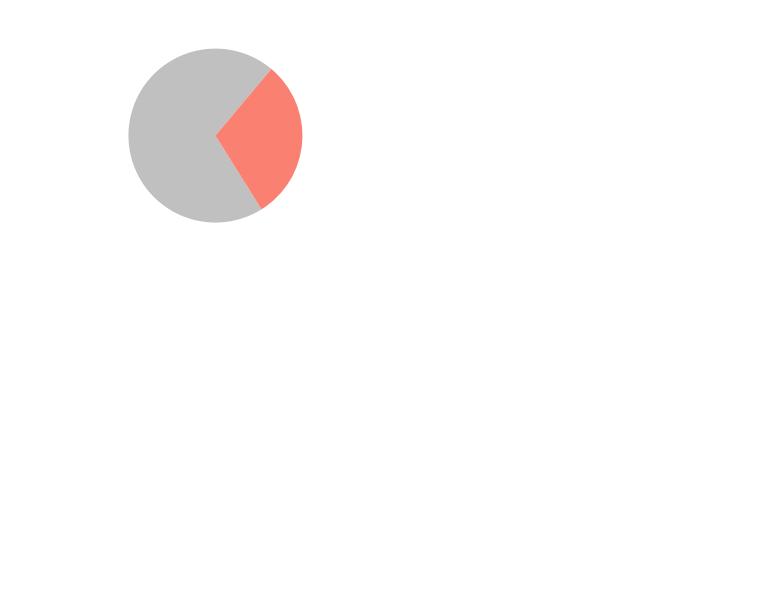
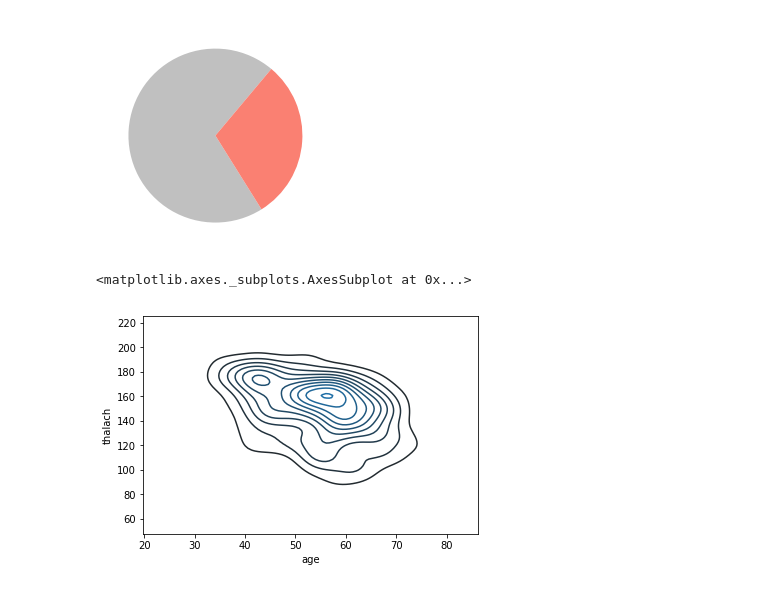
Before and after one commit to dvsun/your-own-project, a Jupyter notebook: Graphs for slides.ipynb, the cells around one changed output. Cells and saved outputs as stored; diff of their text form; code cells hidden in the pictures; blank space fills up the shorter version.

```diff
--- a/Graphs for slides.ipynb
+++ b/Graphs for slides.ipynb
@@ -28,3 +28,10 @@ plt.pie(data2.iloc[0], startangle= 50,colors= ['silver', 'salmon'])
 plt.savefig('graph3.svg', format='svg', dpi=1200)
 # %% [output]
 [figure]
+# %%
+data_54 = pd.read_csv('Data/heart.csv')
+# %%
+sns.kdeplot(data_54.age, data_54.thalach)
+# %% [output]
+<matplotlib.axes._subplots.AxesSubplot at 0x...>
+[figure, added]
```
Also changed, not shown: parts of 1 cell of this notebook, 3 other files.
